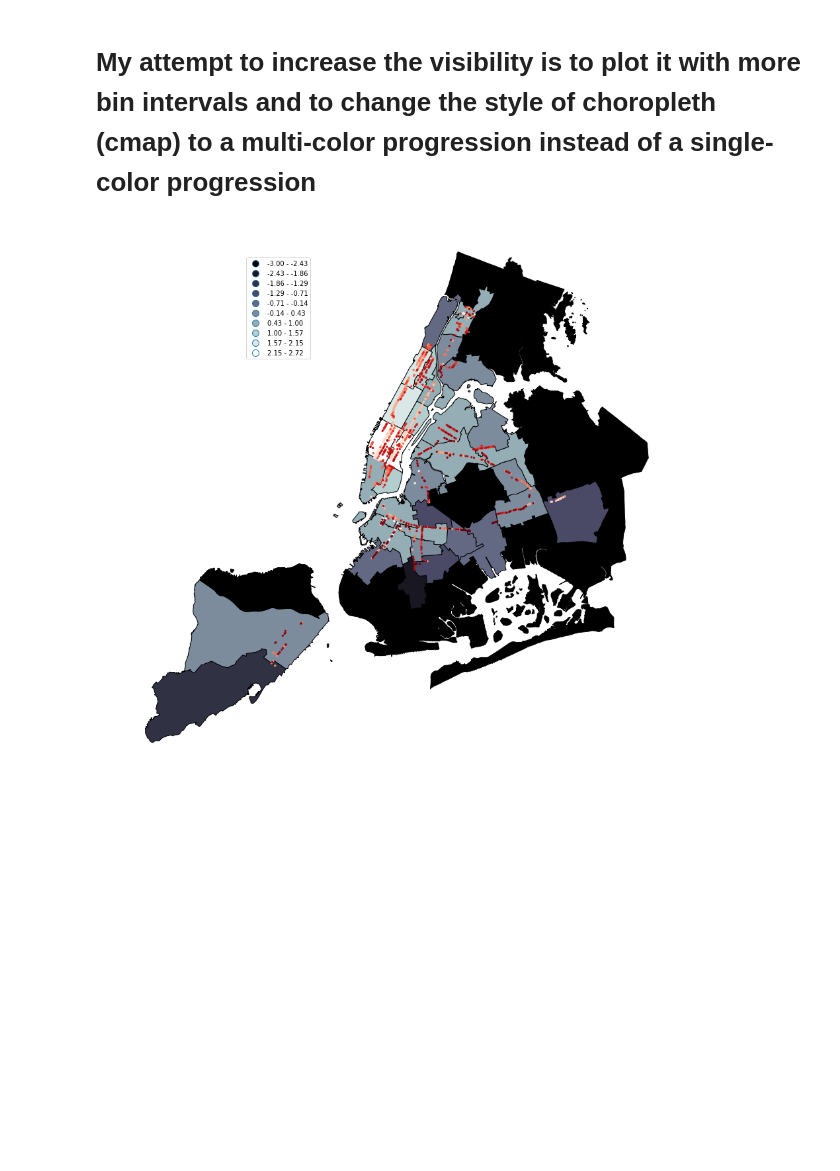
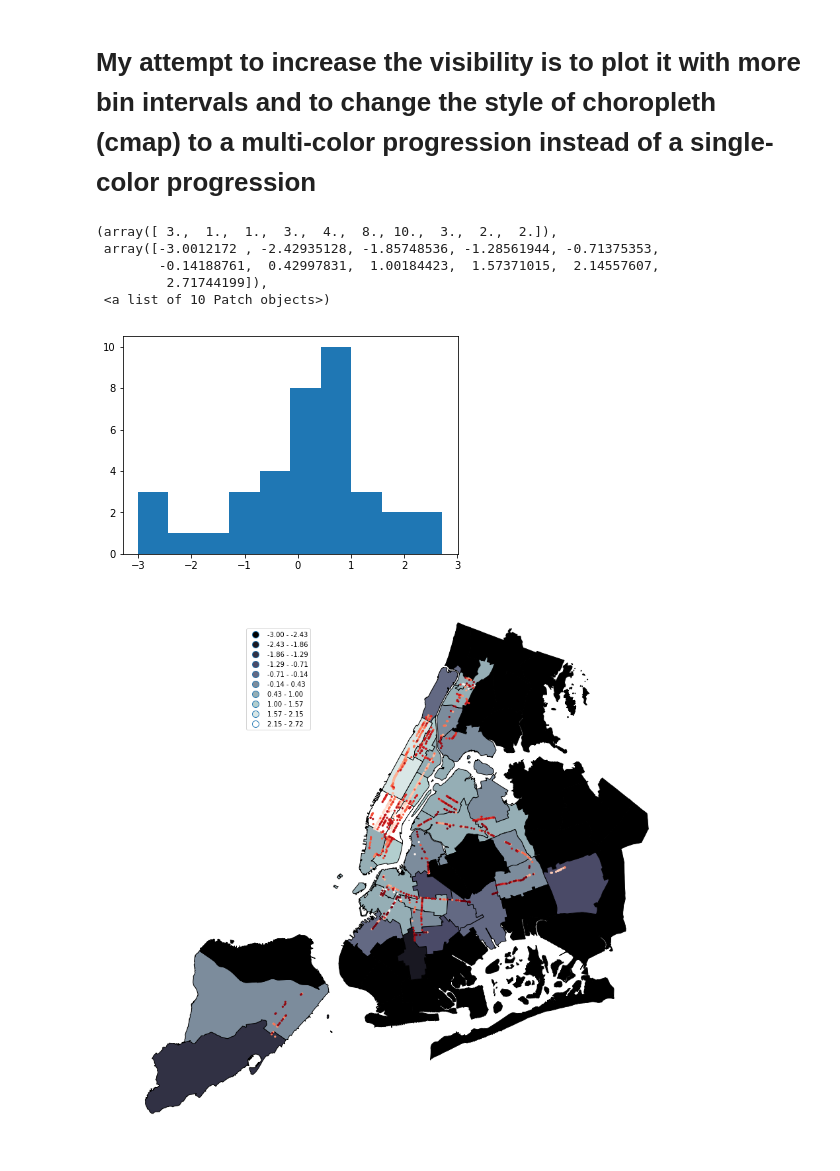
Before and after one commit to tanyani/PUI2018_tn1050, a Jupyter notebook: HW7_tn1050/geopandas_census_instructions.ipynb, the cells around one changed output. Drawn from its saved outputs; the diff is of its cells as text; code cells hidden in the pictures; blank space fills up the shorter version.

```diff
--- a/HW7_tn1050/geopandas_census_instructions.ipynb
+++ b/HW7_tn1050/geopandas_census_instructions.ipynb
@@ -586,6 +586,14 @@ ax.get_legend().set_bbox_to_anchor((0.35, 0.95, 0, 0))
 # %%
 pumashplc['linkNYCp100p_log'] = np.log(pumashplc.linkNYCp100p)
 pumashplc.head()
+plt.hist(pumashplc.linkNYCp100p_log)
+# %% [output]
+(array([ 3.,  1.,  1.,  3.,  4.,  8., 10.,  3.,  2.,  2.]),
+ array([-3.0012172 , -2.42935128, -1.85748536, -1.28561944, -0.71375353,
+        -0.14188761,  0.42997831,  1.00184423,  1.57371015,  2.14557607,
+         2.71744199]),
+ <a list of 10 Patch objects>)
+[figure, added]
 # %%
 ax = plt.figure(figsize=(15, 15)).add_subplot(111, frameon=False)
 ax.axis('off')
```
Also changed, not shown: 5 other files.
